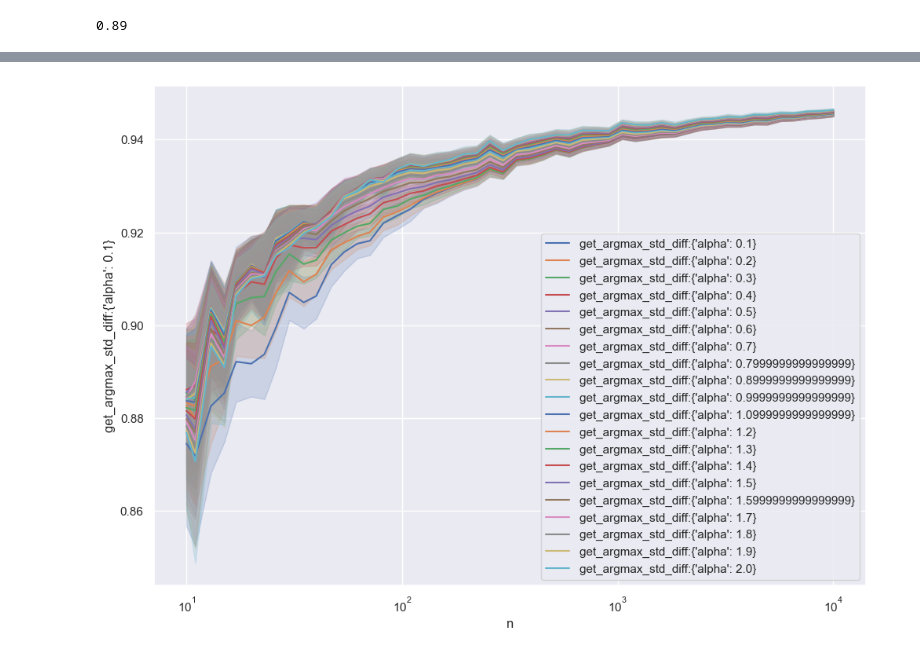
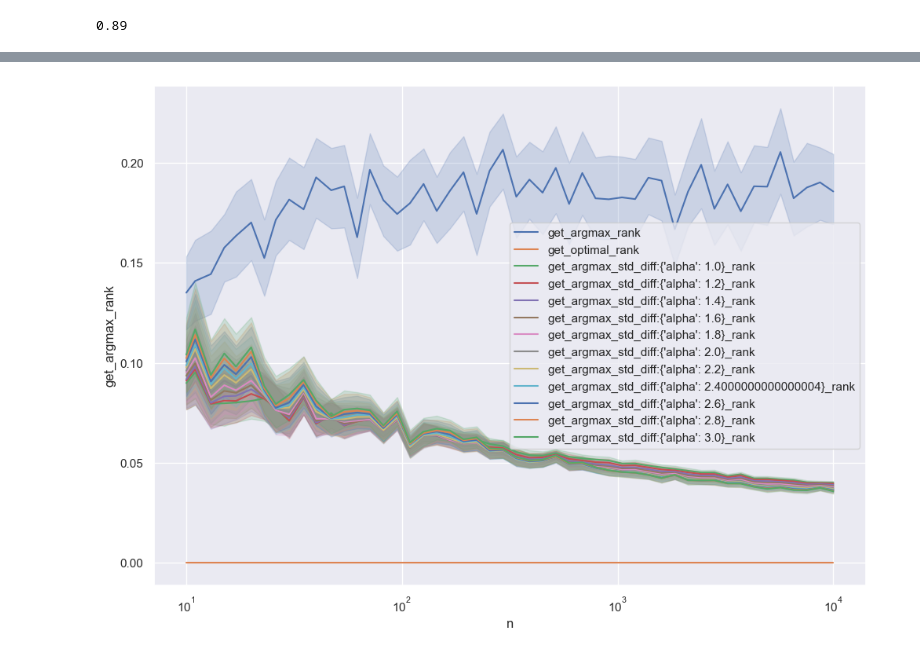
Before and after one commit to dremovd/optiml, a Jupyter notebook: simple_multipoint_case.ipynb, the cells around one changed output, grey strips where cells are left out. Cells and saved outputs as stored; diff of their text form; code cells hidden in the pictures.

Commit message:
feat: added rank metric

```diff
--- a/simple_multipoint_case.ipynb
+++ b/simple_multipoint_case.ipynb
@@ -65,7 +65,8 @@ def check_strategies_once(strategies=[get_random, get_optimal], n_set=[10, 100,
     for n in n_set:
         target, total, probabilities = generate_experiments(n=n, **kwargs)
         experiment_result = {'n': n}
-
+        rank = pd.Series(probabilities).rank(ascending=False, method='first').values
+        rank = (rank - 1) / rank.shape[0]
         for strategy in strategies:
             name = ''
             try:
@@ -74,7 +75,9 @@ def check_strategies_once(strategies=[get_random, get_optimal], n_set=[10, 100,
                 name = f'{strategy.func.__name__}:{strategy.keywords}'
 
             score = np.mean(probabilities[strategy(target, total, probabilities)])
+            mean_rank = np.mean(rank[strategy(target, total, probabilities)])
             experiment_result[name] = score
+            experiment_result[f'{name}_rank'] = mean_rank
         results.append(experiment_result)
     return results
 
@@ -95,7 +98,7 @@ def get_argmax_std_diff(target, total, probabilities, alpha=1.0):
     return np.argmax(p_estimate - std * alpha, axis=1)
 
 strategies = [get_argmax, get_optimal] # get_random
-for alpha in np.linspace(0.1, 2.0, 20):
+for alpha in np.linspace(1.0, 3.0, 11):
     s = partial(get_argmax_std_diff, alpha=alpha)
     strategies.append(
         s
@@ -140,15 +183,13 @@ results.sample(3).T
 # %%
 import seaborn
 from matplotlib import pyplot as plt
 
 seaborn.set(rc={'figure.figsize':(11.7,8.27)})
 
-for strategy_name in results.columns:
-    if strategy_name in ['get_optimal', 'get_argmax']:
-        continue
+for strategy_name in [s for s in results.columns if s.endswith('_rank')]:
     plot = seaborn.lineplot(results, x='n', y=strategy_name, label=strategy_name)
     plot.set(xscale='log')
 
 _ = plt.legend()
 # %% [output]
-[figure, old version]
+[figure, new version]
```
Also changed, not shown: parts of 10 cells of this notebook.
